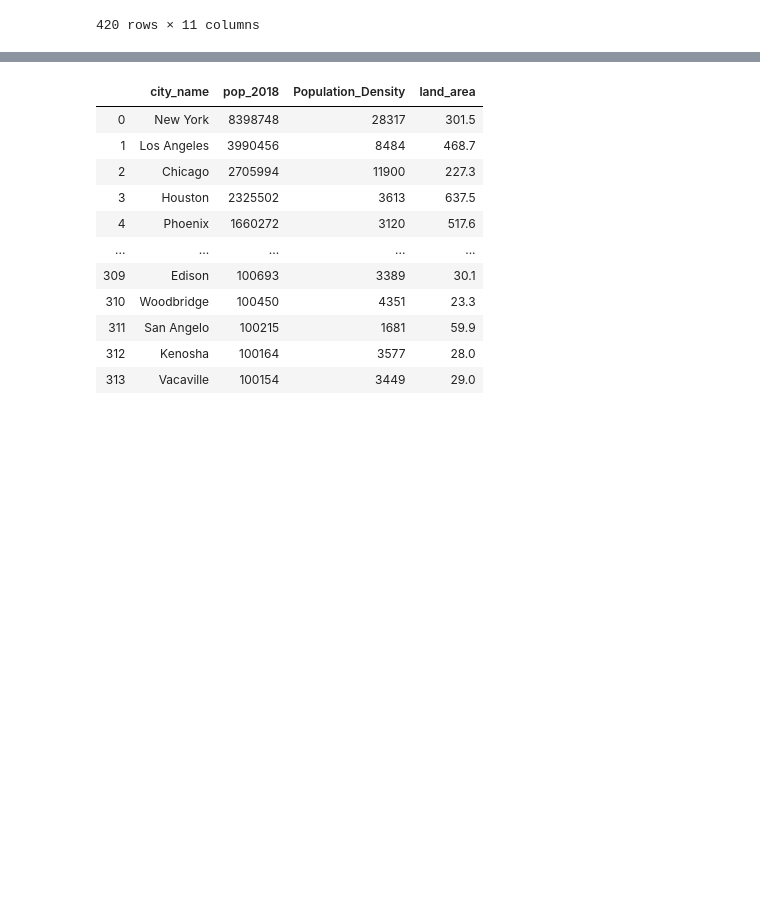
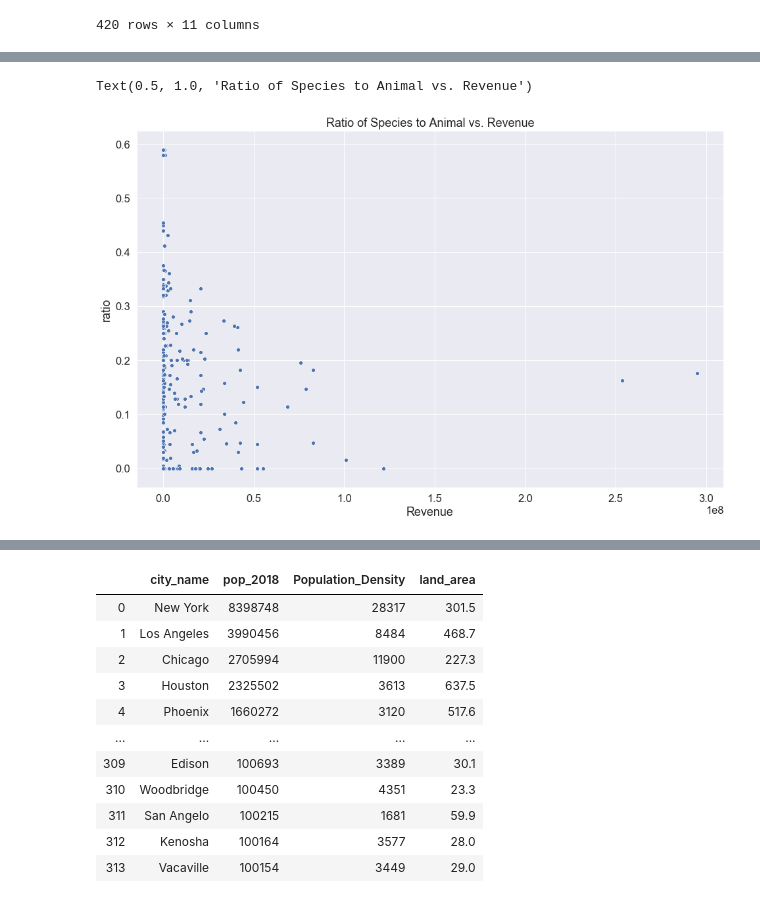
Before and after one commit to ConnorHaas03/WebScrapyProject, a Jupyter notebook: ScrapyProject.ipynb, the cells around one changed output, grey strips where cells are left out. Drawn from its saved outputs; the diff is of its cells as text; code cells hidden in the pictures; blank space fills up the shorter version.

```diff
--- a/ScrapyProject.ipynb
+++ b/ScrapyProject.ipynb
@@ -258,0 +309,10 @@ zooDF4
+# %%
+specAniDF = zooDF5.copy()
+specAniDF['ratio'] = specAniDF["Number of Species"]/specAniDF['Number of Animals']
+
+plt.figure(figsize=(16,10))
+sns.set(font_scale=1.5)
+sns.scatterplot(x=specAniDF['Revenue'], y=specAniDF['ratio'], data=specAniDF).set_title("Ratio of Species to Animal vs. Revenue")
+# %% [output]
+Text(0.5, 1.0, 'Ratio of Species to Animal vs. Revenue')
+[figure, added]
```
Also changed, not shown: parts of 11 cells of this notebook, 2 other files.
